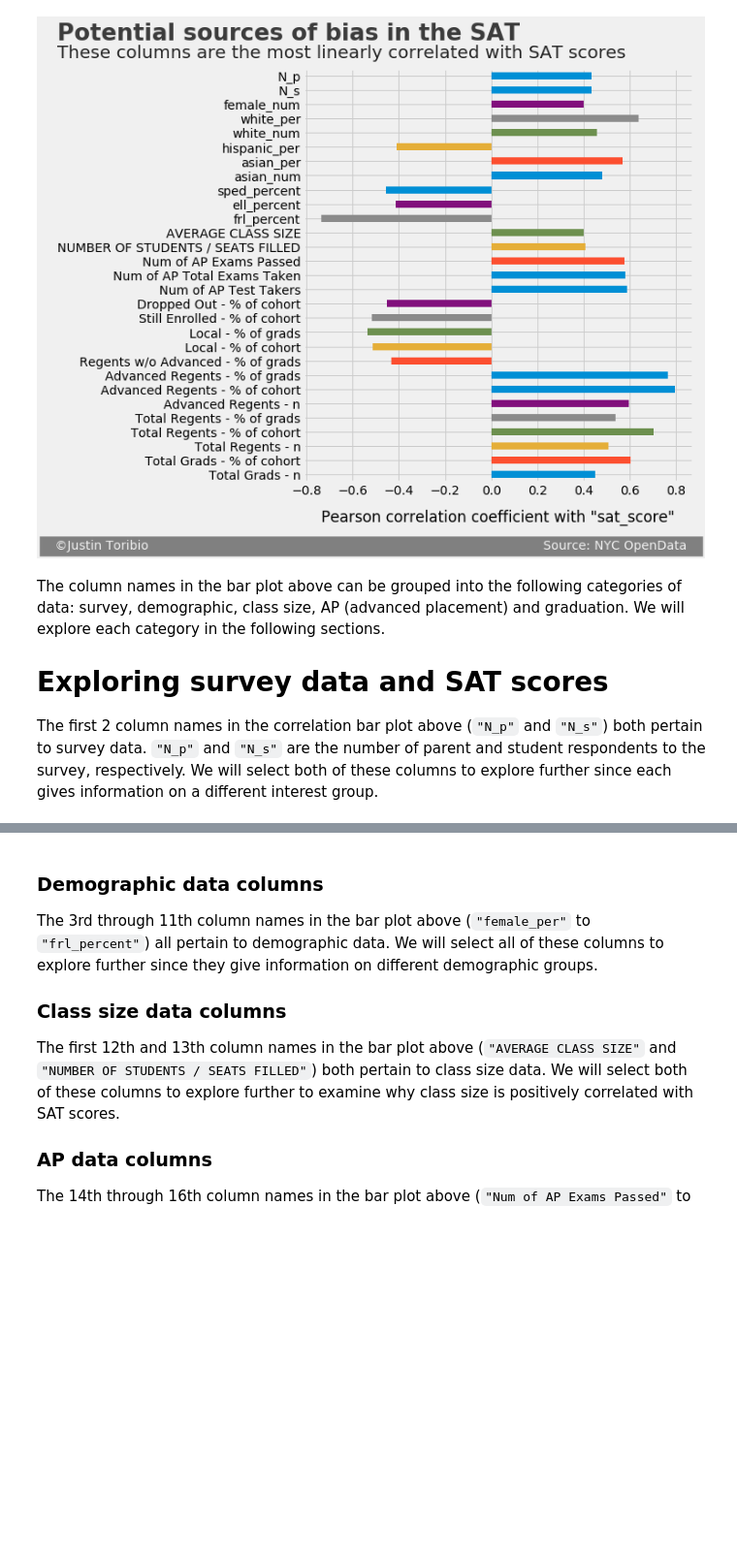
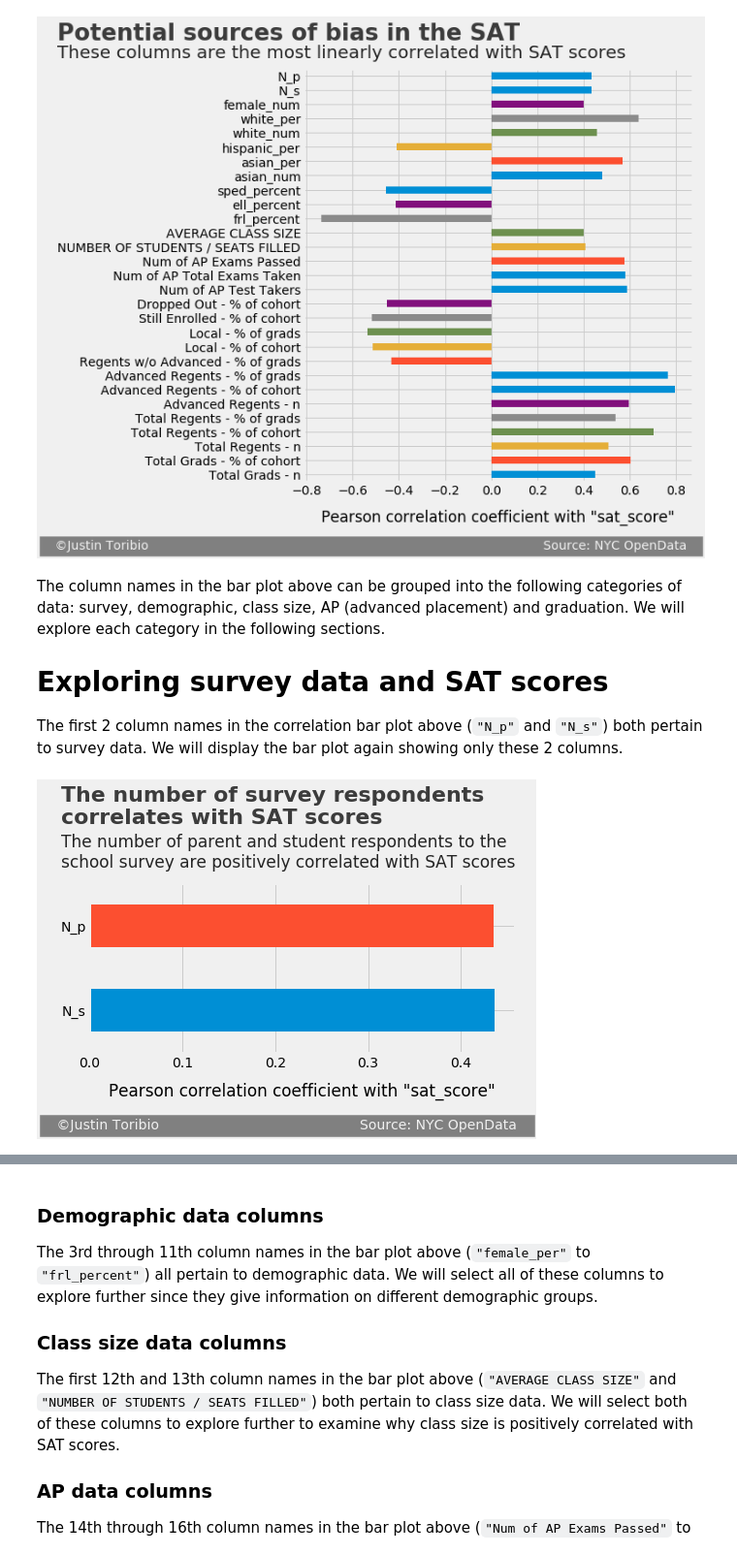
Before and after one commit to JustinToribio/analyzing-the-sat, a Jupyter notebook: notebooks/1.0-jt-analyze-the-sat.ipynb, the cells around one changed output, grey strips where cells are left out. Shown at 97% size. Saved outputs shown, nothing was run; the diff lists cells and outputs as text; code cells hidden in the pictures; blank space fills up the shorter version.

Commit message:
notebook: "survey data" section completed

```diff
--- a/notebooks/1.0-jt-analyze-the-sat.ipynb
+++ b/notebooks/1.0-jt-analyze-the-sat.ipynb
@@ -318,4 +318,4 @@ The column names in the bar plot above can be grouped into the following categor
 
 # Exploring survey data and SAT scores
 
-The first 2 column names in the correlation bar plot above (`"N_p"` and `"N_s"`) both pertain to survey data.  `"N_p"` and `"N_s"` are the number of parent and student respondents to the survey, respectively.  We will select both of these columns to explore further since each gives information on a different interest group.
+The first 2 column names in the correlation bar plot above (`"N_p"` and `"N_s"`) both pertain to survey data.  We will display the bar plot again showing only these 2 columns.
@@ -327,23 +322,27 @@ data.head(20)
 # %%
-# Assign the text of the scatter plot to variables.
-title = ("Passing the Advanced Regents\n"
-         "correlates with higher SAT scores")
-subtitle = ("The Advanced Regents pass rate has a strong positive\n"
-            "correlation with mean SAT score")
-x_axis_label = "Number of AP test takers"
-signature = ("   ©Justin Toribio                              "
-             "                  Source: NYC OpenData   ")
+# Assign the column names to view to a list
+columns = ["N_s", "N_p"]
 
-# Create the scatter plot, add the text and display the plot.
+# Assign the text of the bar plot to variables.
+title = ("The number of survey respondents\n"
+         "correlates with SAT scores")
+subtitle = ("The number of parent and student respondents to the\n"
+            "school survey are positively correlated with SAT scores\n")
+x_axis_label = 'Pearson correlation coefficient with "sat_score"'
+signature = (
+    "   ©Justin Toribio                          "
+    "                    Source: NYC OpenData   "
+)
+
+# Create the bar plot, add the text and display the plot.
 plt.close("all")
 style.use("fivethirtyeight")
-graph = data.plot.scatter(x="Num of AP Test Takers", y="sat_score",
-                          figsize=[7,5])
-#graph.set_xticklabels(labels=["-20", "0", "20", "40", "60", "80", "100%"])
-graph.set_xlabel(x_axis_label, labelpad=14)
-graph.yaxis.label.set_visible(False)
-graph.text(s=title, x=-15, y=2375, fontsize=22, weight="bold", alpha=.75)
-graph.text(s=subtitle, x=-15, y=2200, fontsize=16, alpha=.85)
-graph.text(s=signature, x=-18, y=470, fontsize=14, color="#f0f0f0",
+graph = filtered_correlations[columns].plot.barh(figsize=[7,3])
+graph.set_xlabel(x_axis_label, labelpad=13)
+graph.text(s=title, x=-.03, y=2.2, fontsize=22, weight="bold", alpha=.75)
+graph.text(s=subtitle, x=-.03, y=1.45, fontsize=17, alpha=.85)
+graph.text(s=signature, x=-.049, y=-1.4, fontsize=14, color="#f0f0f0",
            backgroundcolor="grey")
 plt.show()
+# %% [output]
+[figure, added]
```
Also changed, not shown: parts of 5 cells of this notebook.
